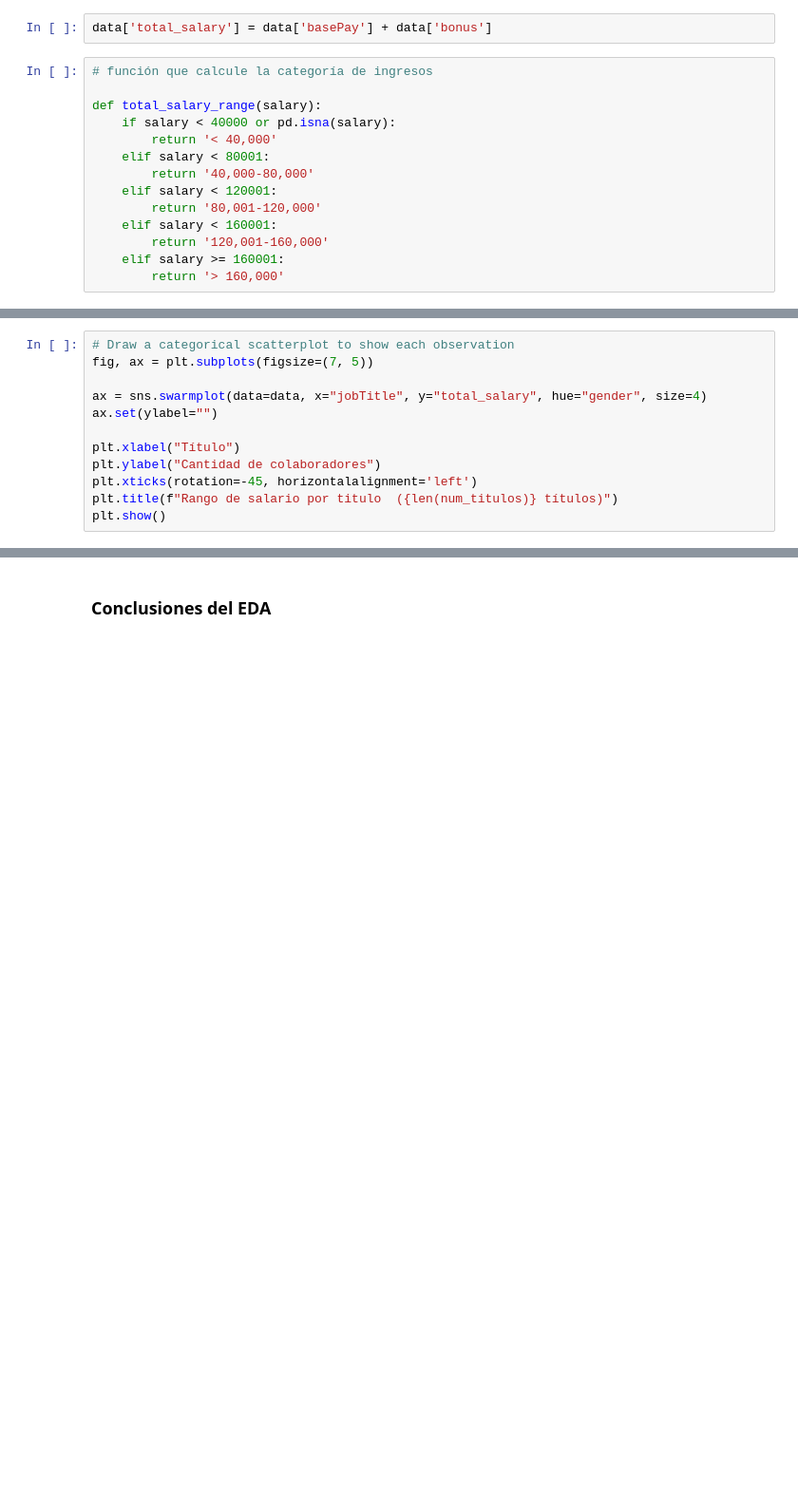
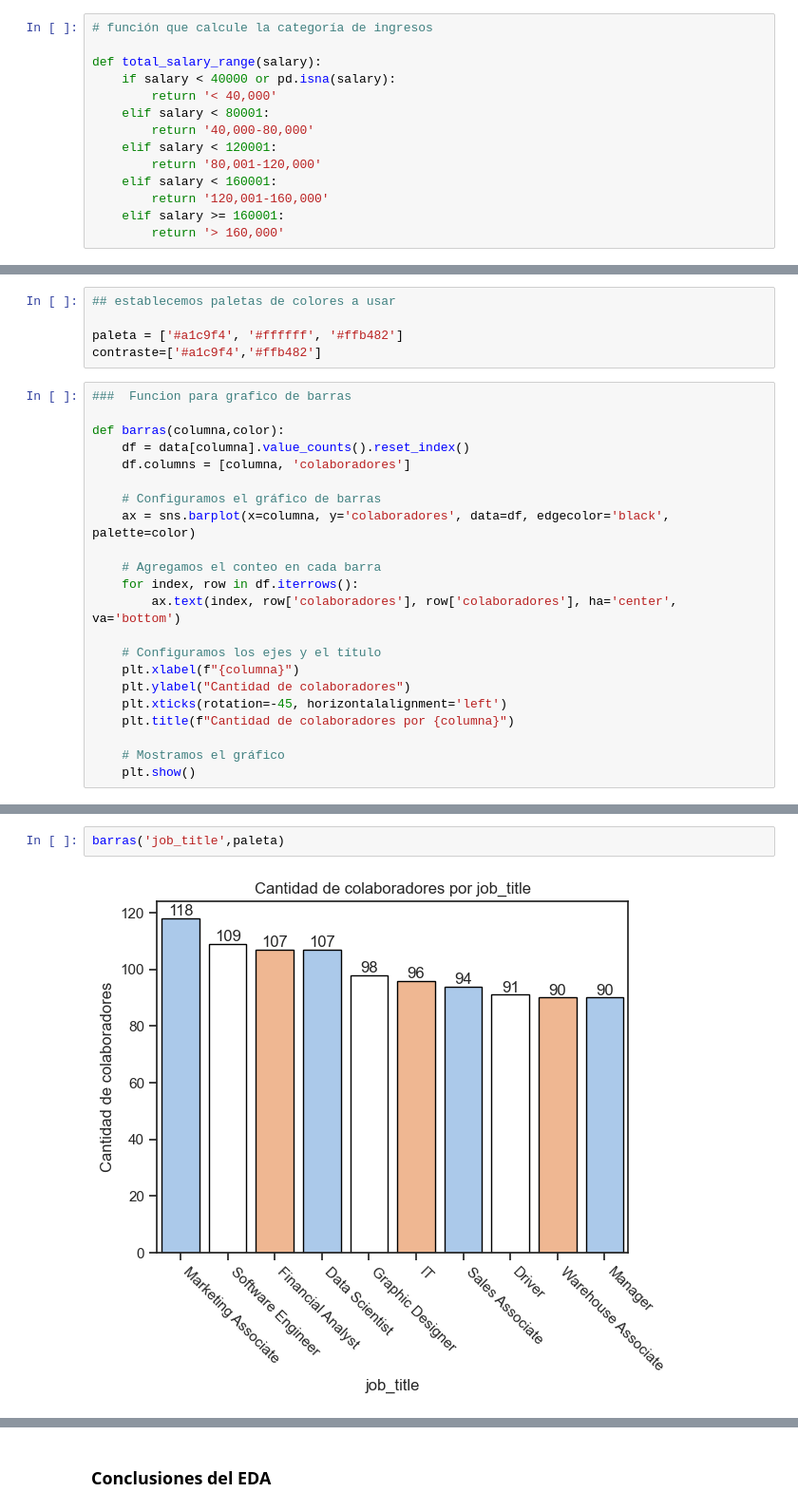
Before and after one commit to MarinZav/MCS, a Jupyter notebook: 99_prueba_tecnica_mle/analisis_exploratorio_de_datos.ipynb, the cells around one changed output, grey strips where cells are left out. Shown at 95% size. Drawn from its saved outputs; the diff is of its cells as text; blank space fills up the shorter version.

```diff
--- a/99_prueba_tecnica_mle/analisis_exploratorio_de_datos.ipynb
+++ b/99_prueba_tecnica_mle/analisis_exploratorio_de_datos.ipynb
@@ -137,5 +185,3 @@ data.head()
-# %%
-data['total_salary'] = data['basePay'] + data['bonus']
 # %%
 # función que calcule la categoría de ingresos
 
@@ -362,12 +198,0 @@ plt.show()
-# %%
-# Draw a categorical scatterplot to show each observation
-fig, ax = plt.subplots(figsize=(7, 5))
-
-ax = sns.swarmplot(data=data, x="jobTitle", y="total_salary", hue="gender", size=4)
-ax.set(ylabel="")
-
-plt.xlabel("Título")
-plt.ylabel("Cantidad de colaboradores")
-plt.xticks(rotation=-45, horizontalalignment='left')
-plt.title(f"Rango de salario por titulo  ({len(num_titulos)} títulos)")
-plt.show()
@@ -473,0 +223,27 @@ sns.pairplot(data=data, hue="gender")
+# %%
+## establecemos paletas de colores a usar
+
+paleta = ['#a1c9f4', '#ffffff', '#ffb482']
+contraste=['#a1c9f4','#ffb482']
+# %%
+###  Funcion para grafico de barras
+
+def barras(columna,color):
+    df = data[columna].value_counts().reset_index()
+    df.columns = [columna, 'colaboradores']
+
+    # Configuramos el gráfico de barras
+    ax = sns.barplot(x=columna, y='colaboradores', data=df, edgecolor='black', palette=color)
+
+    # Agregamos el conteo en cada barra
+    for index, row in df.iterrows():
+        ax.text(index, row['colaboradores'], row['colaboradores'], ha='center', va='bottom')
+
+    # Configuramos los ejes y el título
+    plt.xlabel(f"{columna}")
+    plt.ylabel("Cantidad de colaboradores")
+    plt.xticks(rotation=-45, horizontalalignment='left')
+    plt.title(f"Cantidad de colaboradores por {columna}")
+
+    # Mostramos el gráfico
+    plt.show()
@@ -473,0 +279,4 @@ sns.pairplot(data=data, hue="gender")
+# %%
+barras('job_title',paleta)
+# %% [output]
+[figure, added]
```
Also changed, not shown: parts of 66 cells of this notebook, 5 other files.
